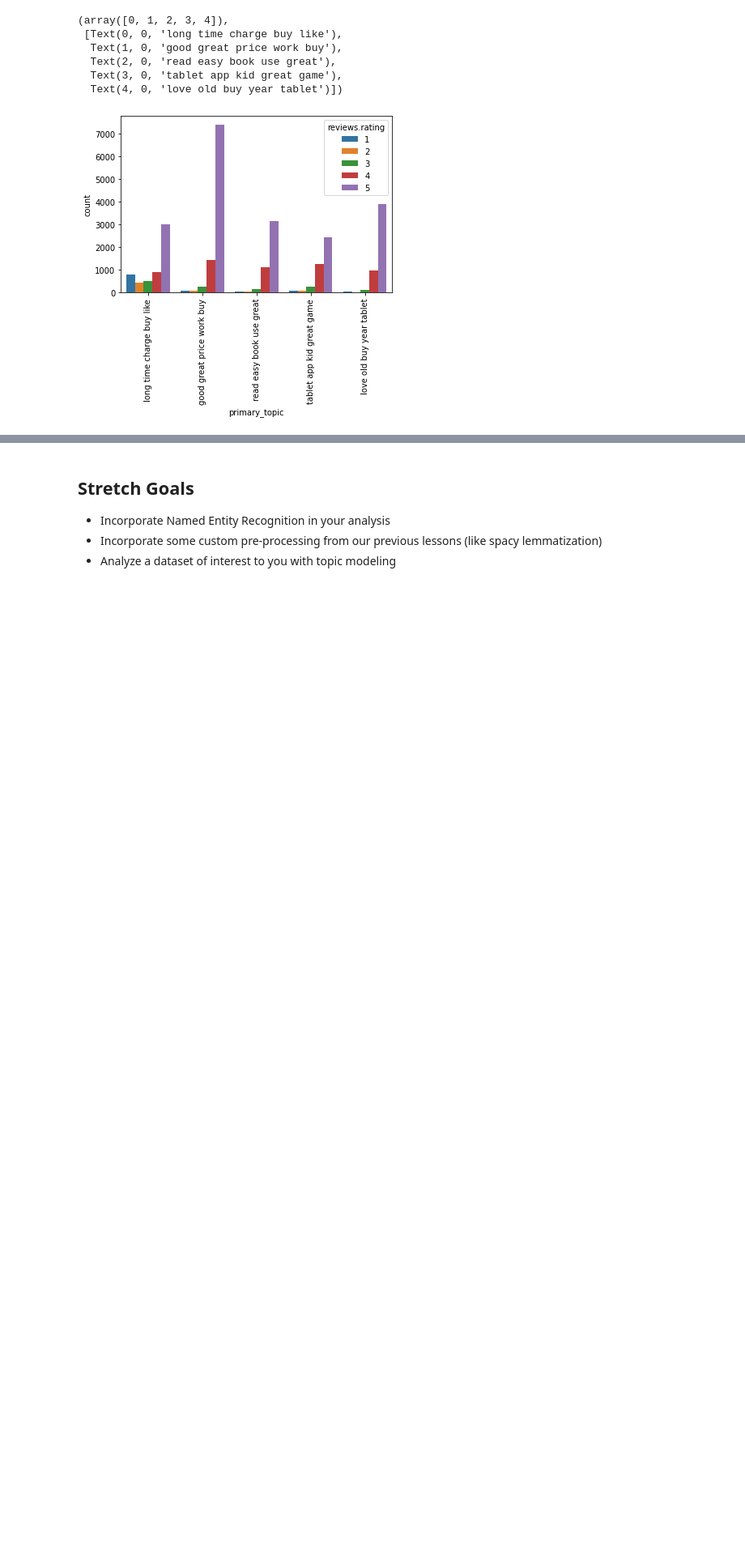
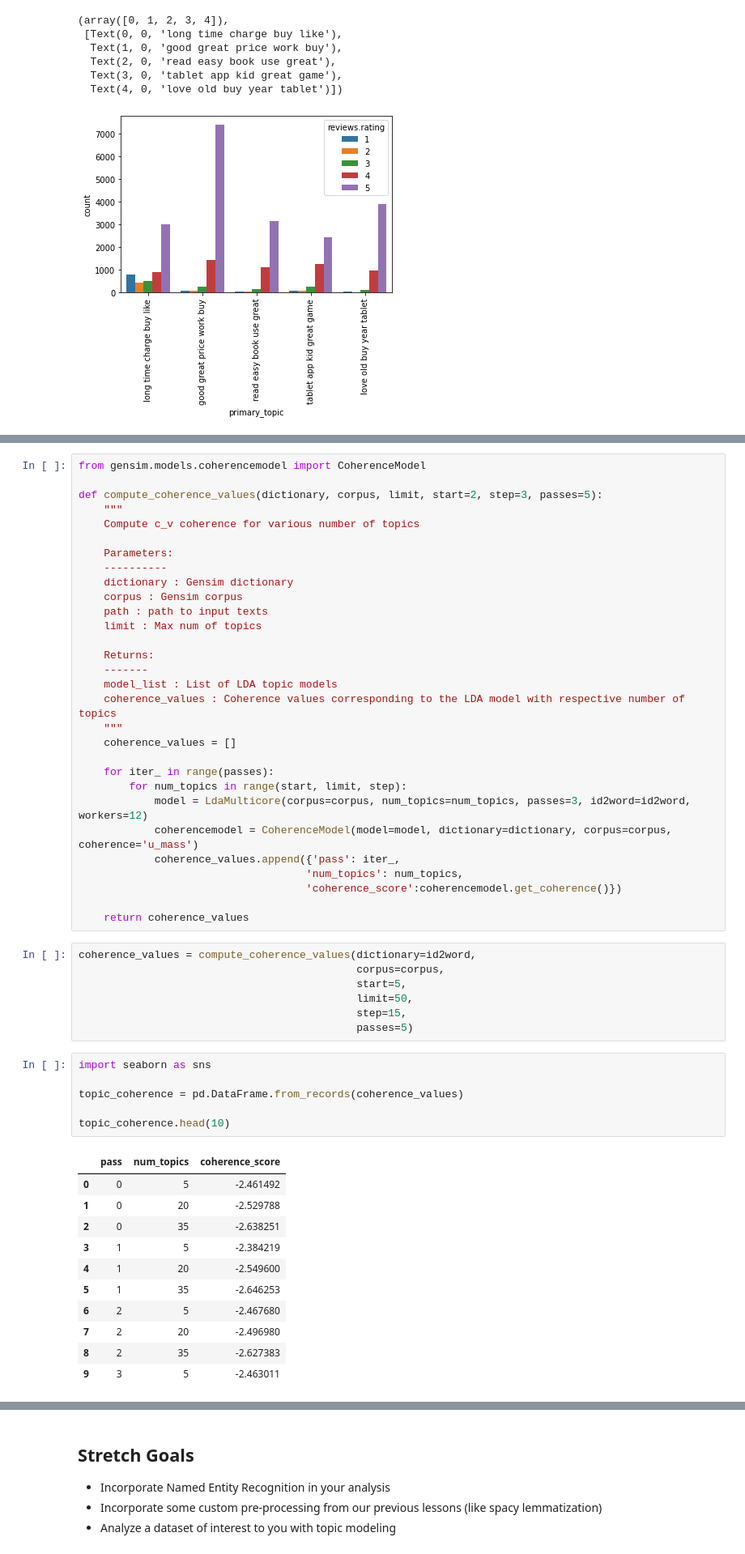
Before and after one commit to JeffreyAsuncion/DS-Unit-4-Sprint-1-NLP, a Jupyter notebook: module4-topic-modeling/LS_DS_414_Topic_Modeling_Assignment.ipynb, the cells around one changed output, grey strips where cells are left out. Shown at 81% size. Saved outputs shown, nothing was run; the diff lists cells and outputs as text; blank space fills up the shorter version.

```diff
--- a/module4-topic-modeling/LS_DS_414_Topic_Modeling_Assignment.ipynb
+++ b/module4-topic-modeling/LS_DS_414_Topic_Modeling_Assignment.ipynb
@@ -281,0 +286,55 @@ plt.xticks(rotation=90)
+# %%
+from gensim.models.coherencemodel import CoherenceModel
+
+def compute_coherence_values(dictionary, corpus, limit, start=2, step=3, passes=5):
+    """
+    Compute c_v coherence for various number of topics
+
+    Parameters:
+    ----------
+    dictionary : Gensim dictionary
+    corpus : Gensim corpus
+    path : path to input texts
+    limit : Max num of topics
+
+    Returns:
+    -------
+    model_list : List of LDA topic models
+    coherence_values : Coherence values corresponding to the LDA model with respective number of topics
+    """
+    coherence_values = []
+
+    for iter_ in range(passes):
+        for num_topics in range(start, limit, step):
+            model = LdaMulticore(corpus=corpus, num_topics=num_topics, passes=3, id2word=id2word, workers=12)
+            coherencemodel = CoherenceModel(model=model, dictionary=dictionary, corpus=corpus, coherence='u_mass')
+            coherence_values.append({'pass': iter_,
+                                    'num_topics': num_topics,
+                                    'coherence_score':coherencemodel.get_coherence()})
+
+    return coherence_values
+# %%
+coherence_values = compute_coherence_values(dictionary=id2word,
+                                            corpus=corpus,
+                                            start=5,
+                                            limit=50,
+                                            step=15,
+                                            passes=5)
+# %%
+import seaborn as sns
+
+topic_coherence = pd.DataFrame.from_records(coherence_values)
+
+topic_coherence.head(10)
+# %% [output]
+|  | pass | num_topics | coherence_score |
+| 0 | 0 | 5 | -2.461492 |
+| 1 | 0 | 20 | -2.529788 |
+| 2 | 0 | 35 | -2.638251 |
+| 3 | 1 | 5 | -2.384219 |
+| 4 | 1 | 20 | -2.549600 |
+| 5 | 1 | 35 | -2.646253 |
+| 6 | 2 | 5 | -2.467680 |
+| 7 | 2 | 20 | -2.496980 |
+| 8 | 2 | 35 | -2.627383 |
+| 9 | 3 | 5 | -2.463011 |
```
Also changed, not shown: parts of 15 cells of this notebook, 2 other files.
